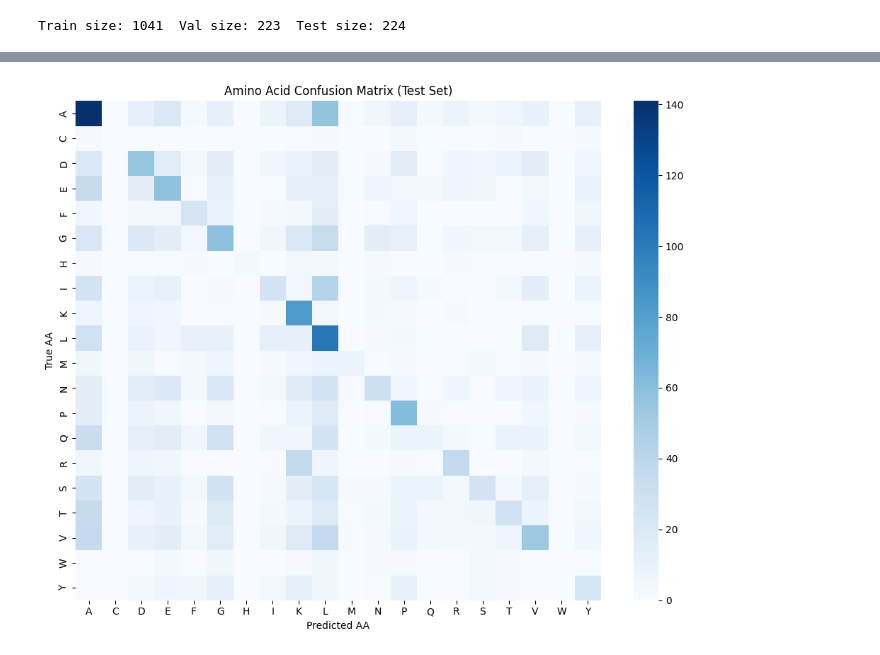
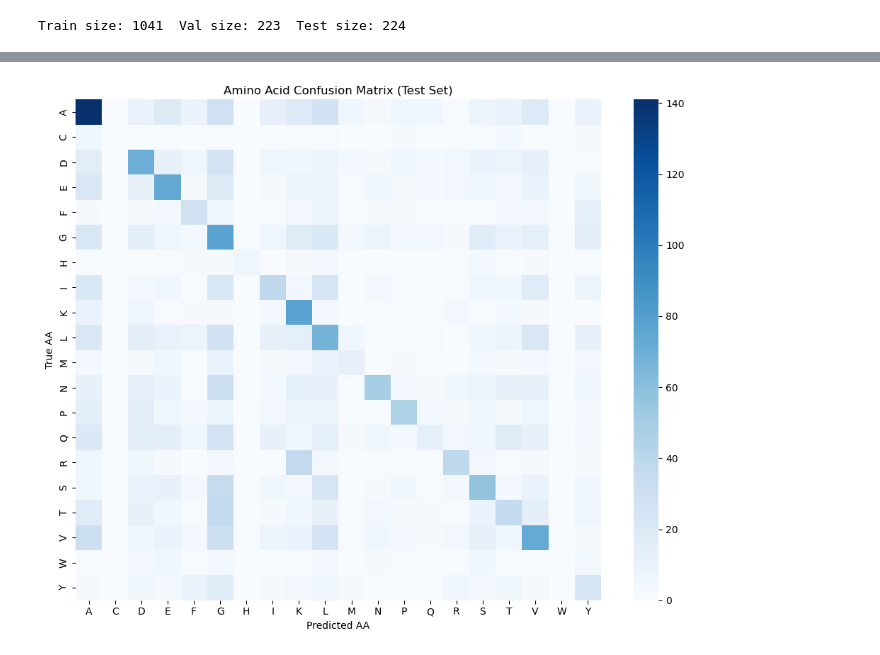
Before and after one commit to AkshayRevankarDev/peptide-diffusion, a Jupyter notebook: notebooks/03_baseline.ipynb, the cells around one changed output, grey strips where cells are left out. Drawn from its saved outputs; the diff is of its cells as text; code cells hidden in the pictures.

```diff
--- a/notebooks/03_baseline.ipynb
+++ b/notebooks/03_baseline.ipynb
@@ -153,8 +153,6 @@ for epoch in range(epochs):
 
     if val_loss < best_val_loss:
         best_val_loss = val_loss
-        try:
-            torch.save(model_lstm.state_dict(), '../checkpoints/baseline_best.pt')
-        except: pass
+        torch.save(model_lstm.state_dict(), '../checkpoints/baseline_best.pt')
 # %% [output]
 --- Training LSTM Baseline ---
@@ -212,9 +210,13 @@ model_gru = BaselineModel(encoder_gru, decoder_gru).to(device)
 
 optimizer_gru = optim.Adam(model_gru.parameters(), lr=1e-3, weight_decay=1e-5)
 
+gru_train_losses = []
+gru_val_losses = []
+
 print("\n--- Training GRU Ablation ---")
 for epoch in range(epochs):
     model_gru.train()
+    epoch_loss = 0
     for src, trg in train_loader:
         src, trg = src.to(device), trg.to(device)
         optimizer_gru.zero_grad()
@@ -223,6 +225,8 @@ for epoch in range(epochs):
         loss.backward()
         nn.utils.clip_grad_norm_(model_gru.parameters(), max_norm=1.0)
         optimizer_gru.step()
+        epoch_loss += loss.item()
+    gru_train_losses.append(epoch_loss / len(train_loader))
 
     model_gru.eval()
     val_loss = 0
@@ -232,7 +236,10 @@ for epoch in range(epochs):
             output = model_gru(src, trg[:, :-1])
             loss = criterion(output.reshape(-1, output.shape[-1]), trg[:, 1:].reshape(-1))
             val_loss += loss.item()
-    if epoch == epochs-1:
-        print(f"GRU final Val Loss: {val_loss/len(val_loader):.4f}")
+    gru_val_losses.append(val_loss / len(val_loader))
+
+gru_train_loss_final = gru_train_losses[-1]
+gru_val_loss_final   = gru_val_losses[-1]
+print(f"GRU final | Train Loss: {gru_train_loss_final:.4f} | Val Loss: {gru_val_loss_final:.4f}")
 # %% [output]
 --- Training GRU Ablation ---
@@ -257,2 +264,25 @@ GRU final Val Loss: 2.2396
+# %%
+# --- Helper: Evaluate model on test set ---
+def evaluate_test(model):
+    model.eval()
+    correct_aa, total_aa, correct_pep, total_pep = 0, 0, 0, 0
+    all_preds, all_targs = [], []
+    with torch.no_grad():
+        for src, trg in test_loader:
+            src, trg = src.to(device), trg.to(device)
+            output = model(src, trg[:, :-1])
+            preds = output.argmax(dim=-1)   # [B, seq_len-1]
+            targets = trg[:, 1:]            # [B, seq_len-1]
+            # Mask: ignore PAD(0), SOS(1), EOS(2)
+            mask = targets > 2
+            correct_aa += ((preds == targets) & mask).sum().item()
+            total_aa   += mask.sum().item()
+            correct_pep += ((preds == targets) | ~mask).all(dim=1).sum().item()
+            total_pep   += targets.size(0)
+            all_preds.append(preds.cpu())
+            all_targs.append(targets.cpu())
+    aa_recall = correct_aa / max(total_aa, 1)
+    pep_acc   = correct_pep / max(total_pep, 1)
+    return aa_recall, pep_acc, torch.cat(all_preds), torch.cat(all_targs)
 # %%
 # 6. Test Evaluation & Final Metrics
@@ -349,20 +404,20 @@ plt.show()
 # %%
 # 8. Confusion Matrix over Amino Acids
-cm = confusion_matrix(lstm_targs, lstm_preds, labels=range(3, 23))
+cm = confusion_matrix(lstm_targs.flatten(), lstm_preds.flatten(), labels=range(3, 23))
 
 # Label names
 labels = [VOCAB[i-3] for i in range(3, 23)]
 
 plt.figure(figsize=(10, 8))
 sns.heatmap(cm, annot=False, cmap='Blues', xticklabels=labels, yticklabels=labels)
 plt.title("Amino Acid Confusion Matrix (Test Set)")
 plt.xlabel("Predicted AA")
 plt.ylabel("True AA")
 plt.tight_layout()
 plt.savefig('../figures/eda/confusion_matrix.png')
 plt.show()
 # %% [output]
-[figure, old version]
+[figure, new version]
 # %%
 # 9. 10 Prediction Examples
 IDX_TO_CHAR = {v: k for k, v in CHAR_TO_IDX.items()}
```
Also changed, not shown: parts of 7 cells of this notebook, 24 other files.
